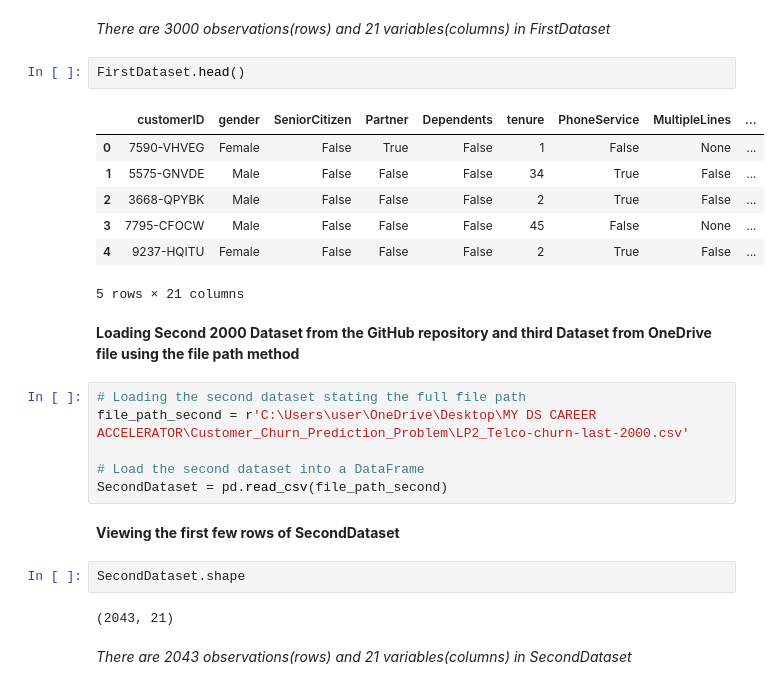
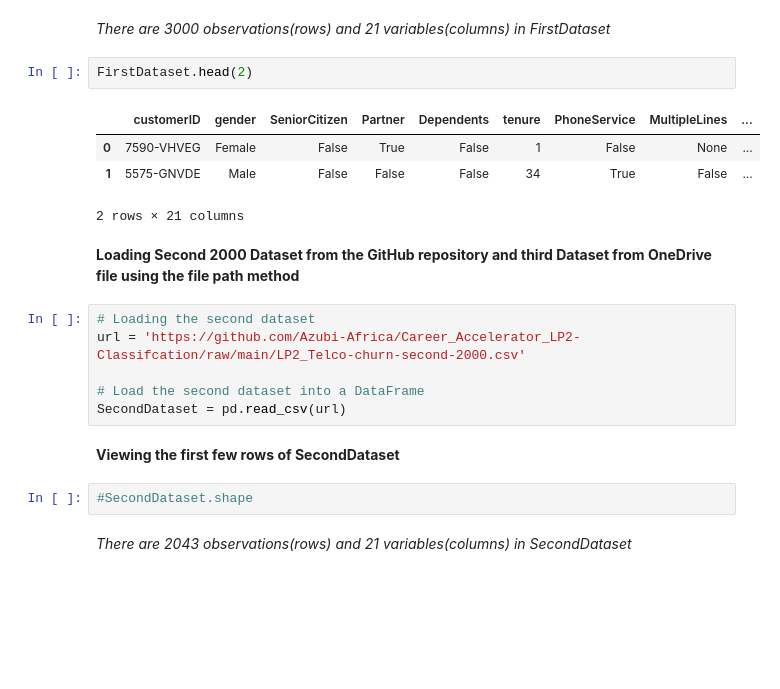
Before and after one commit to Ibrahim-I-Babana/Customer_Churn_Prediction_Problem, a Jupyter notebook: codebabana2.ipynb, the cells around one changed output. Drawn from its saved outputs; the diff is of its cells as text; blank space fills up the shorter version.

```diff
--- a/codebabana2.ipynb
+++ b/codebabana2.ipynb
@@ -285,29 +268,24 @@ FirstDataset.shape
 # %% [markdown]
 *There are 3000 observations(rows) and 21 variables(columns) in FirstDataset*
 # %%
-FirstDataset.head()
+FirstDataset.head(2)
 # %% [output]
 |  | customerID | gender | SeniorCitizen | Partner | Dependents | tenure | PhoneService | MultipleLines | ... |
 | 0 | 7590-VHVEG | Female | False | True | False | 1 | False | None | ... |
 | 1 | 5575-GNVDE | Male | False | False | False | 34 | True | False | ... |
-| 2 | 3668-QPYBK | Male | False | False | False | 2 | True | False | ... |
-| 3 | 7795-CFOCW | Male | False | False | False | 45 | False | None | ... |
-| 4 | 9237-HQITU | Female | False | False | False | 2 | True | False | ... |
-5 rows × 21 columns
+2 rows × 21 columns
 # %% [markdown]
 **Loading Second 2000 Dataset from the GitHub repository and third Dataset from OneDrive file using the file path method**
 # %%
-# Loading the second dataset stating the full file path
-file_path_second = r'C:\Users\user\OneDrive\Desktop\MY DS CAREER ACCELERATOR\Customer_Churn_Prediction_Problem\LP2_Telco-churn-last-2000.csv'
+# Loading the second dataset
+url = 'https://github.com/Azubi-Africa/Career_Accelerator_LP2-Classifcation/raw/main/LP2_Telco-churn-second-2000.csv'
 
 # Load the second dataset into a DataFrame
-SecondDataset = pd.read_csv(file_path_second)
+SecondDataset = pd.read_csv(url)
 # %% [markdown]
 **Viewing the first few rows of SecondDataset**
-# %%
-SecondDataset.shape
-# %% [output]
-(2043, 21)
+# %%
+#SecondDataset.shape
 # %% [markdown]
 *There are 2043 observations(rows) and 21 variables(columns) in SecondDataset*
 # %%
```
Also changed, not shown: parts of 129 cells of this notebook, 4 other files.
